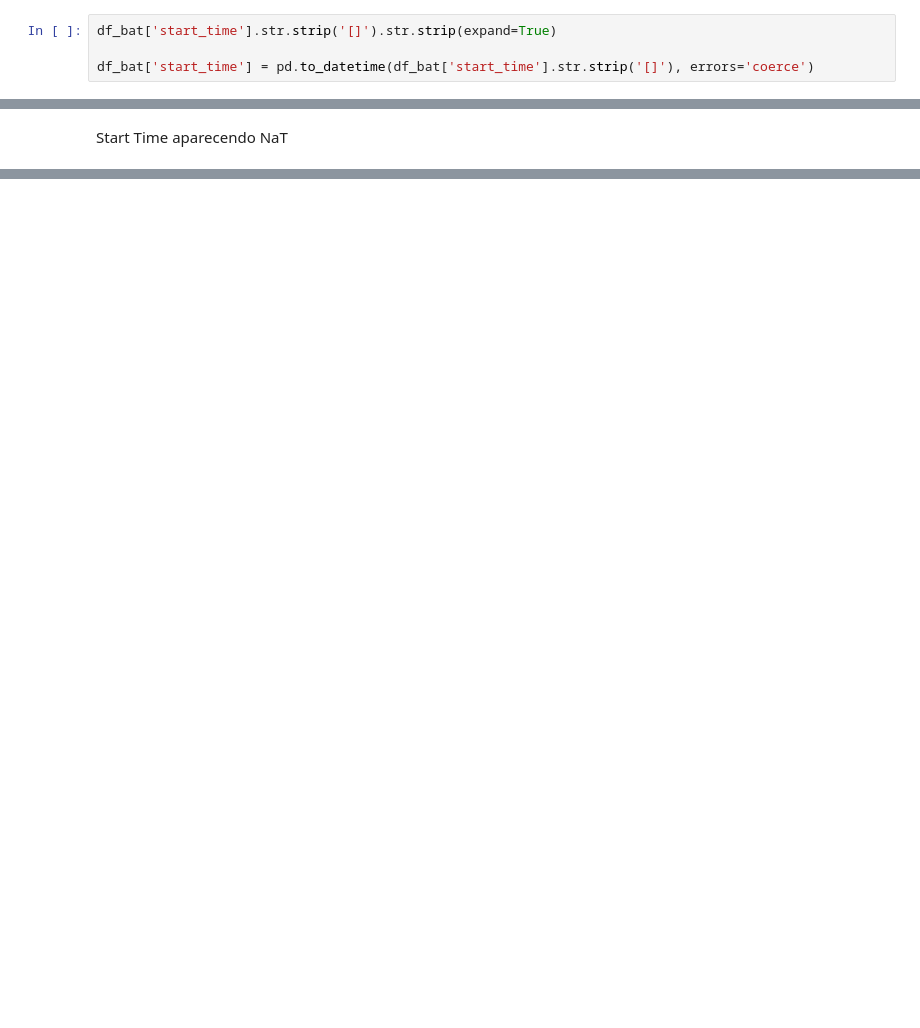
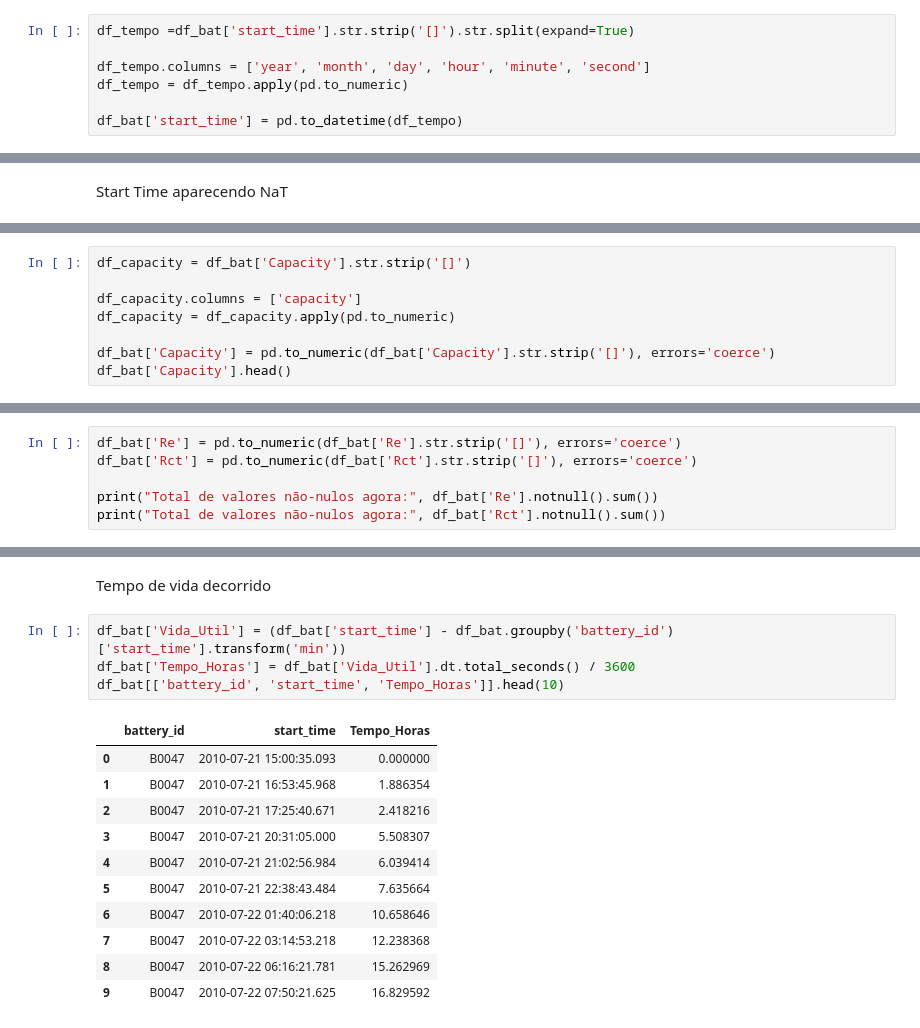
Before and after one commit to EnukNogueira/nasa-battery, a Jupyter notebook: clean_date.ipynb, the cells around one changed output, grey strips where cells are left out. Drawn from its saved outputs; the diff is of its cells as text; blank space fills up the shorter version.

```diff
--- a/clean_date.ipynb
+++ b/clean_date.ipynb
@@ -46,4 +53,7 @@ Corringindo parametros
 # %%
-df_bat['start_time'].str.strip('[]').str.strip(expand=True)
+df_tempo =df_bat['start_time'].str.strip('[]').str.split(expand=True)
 
-df_bat['start_time'] = pd.to_datetime(df_bat['start_time'].str.strip('[]'), errors='coerce')
+df_tempo.columns = ['year', 'month', 'day', 'hour', 'minute', 'second']
+df_tempo = df_tempo.apply(pd.to_numeric)
+
+df_bat['start_time'] = pd.to_datetime(df_tempo)
@@ -62,0 +73,8 @@ Name: start_time, dtype: datetime64[s]
+# %%
+df_capacity = df_bat['Capacity'].str.strip('[]')
+
+df_capacity.columns = ['capacity']
+df_capacity = df_capacity.apply(pd.to_numeric)
+
+df_bat['Capacity'] = pd.to_numeric(df_bat['Capacity'].str.strip('[]'), errors='coerce')
+df_bat['Capacity'].head()
@@ -62,0 +94,6 @@ Name: start_time, dtype: datetime64[s]
+# %%
+df_bat['Re'] = pd.to_numeric(df_bat['Re'].str.strip('[]'), errors='coerce')
+df_bat['Rct'] = pd.to_numeric(df_bat['Rct'].str.strip('[]'), errors='coerce')
+
+print("Total de valores não-nulos agora:", df_bat['Re'].notnull().sum())
+print("Total de valores não-nulos agora:", df_bat['Rct'].notnull().sum())
@@ -62,0 +123,18 @@ Name: start_time, dtype: datetime64[s]
+# %% [markdown]
+Tempo de vida decorrido
+# %%
+df_bat['Vida_Util'] = (df_bat['start_time'] - df_bat.groupby('battery_id')['start_time'].transform('min'))
+df_bat['Tempo_Horas'] = df_bat['Vida_Util'].dt.total_seconds() / 3600
+df_bat[['battery_id', 'start_time', 'Tempo_Horas']].head(10)
+# %% [output]
+|  | battery_id | start_time | Tempo_Horas |
+| 0 | B0047 | 2010-07-21 15:00:35.093 | 0.000000 |
+| 1 | B0047 | 2010-07-21 16:53:45.968 | 1.886354 |
+| 2 | B0047 | 2010-07-21 17:25:40.671 | 2.418216 |
+| 3 | B0047 | 2010-07-21 20:31:05.000 | 5.508307 |
+| 4 | B0047 | 2010-07-21 21:02:56.984 | 6.039414 |
+| 5 | B0047 | 2010-07-21 22:38:43.484 | 7.635664 |
+| 6 | B0047 | 2010-07-22 01:40:06.218 | 10.658646 |
+| 7 | B0047 | 2010-07-22 03:14:53.218 | 12.238368 |
+| 8 | B0047 | 2010-07-22 06:16:21.781 | 15.262969 |
+| 9 | B0047 | 2010-07-22 07:50:21.625 | 16.829592 |
```
Also changed, not shown: parts of 15 cells of this notebook.
